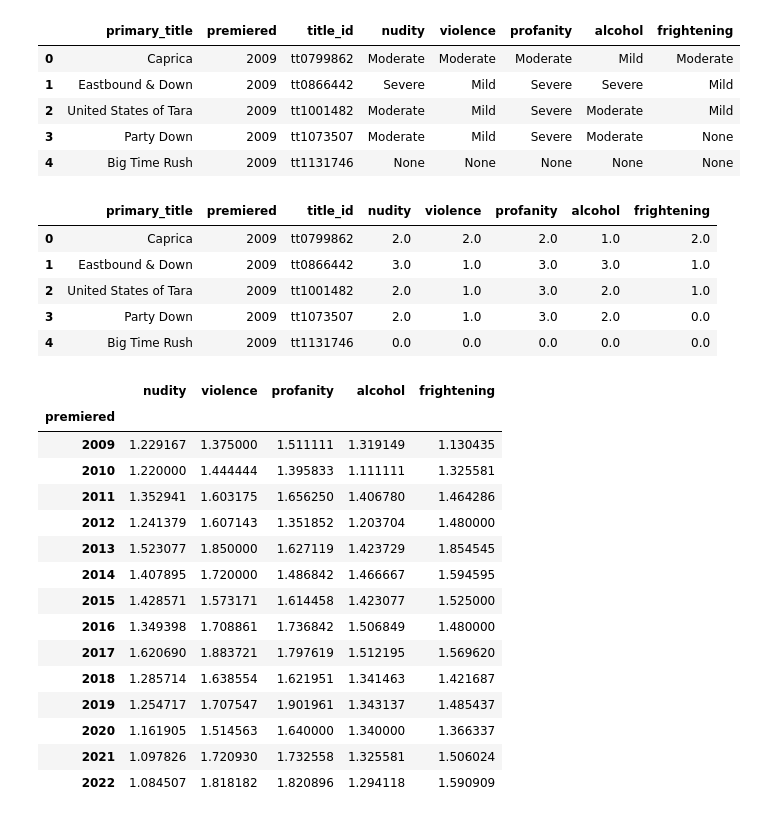
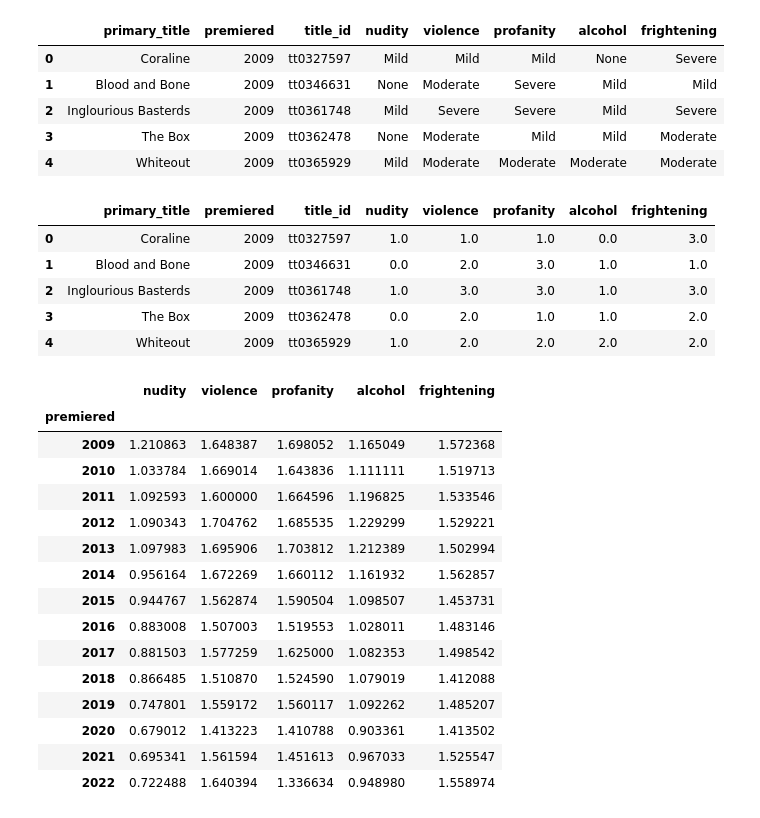
Before and after one commit to akshaydewan/GoT_Effect, a Jupyter notebook: analysis.ipynb, the cells around one changed output. Cells and saved outputs as stored; diff of their text form; code cells hidden in the pictures.

```diff
--- a/analysis.ipynb
+++ b/analysis.ipynb
@@ -1,30 +1,31 @@
 # %%
 import pandas as pd
 
 # Read the CSV file into a DataFrame
-df = pd.read_csv("tv_shows.csv")
-#df = pd.read_csv("movies.csv")
+# df = pd.read_csv("tv_shows.csv")
+# title_type = "TV shows"
+df = pd.read_csv("movies.csv")
+title_type = "Movies"
 
-# Display the first 5 rows of the DataFrame
 df.head()
 # %% [output]
 |  | primary_title | premiered | title_id | nudity | violence | profanity | alcohol | frightening |
-| 0 | Caprica | 2009 | tt0799862 | Moderate | Moderate | Moderate | Mild | Moderate |
-| 1 | Eastbound & Down | 2009 | tt0866442 | Severe | Mild | Severe | Severe | Mild |
-| 2 | United States of Tara | 2009 | tt1001482 | Moderate | Mild | Severe | Moderate | Mild |
-| 3 | Party Down | 2009 | tt1073507 | Moderate | Mild | Severe | Moderate | None |
-| 4 | Big Time Rush | 2009 | tt1131746 | None | None | None | None | None |
+| 0 | Coraline | 2009 | tt0327597 | Mild | Mild | Mild | None | Severe |
+| 1 | Blood and Bone | 2009 | tt0346631 | None | Moderate | Severe | Mild | Mild |
+| 2 | Inglourious Basterds | 2009 | tt0361748 | Mild | Severe | Severe | Mild | Severe |
+| 3 | The Box | 2009 | tt0362478 | None | Moderate | Mild | Mild | Moderate |
+| 4 | Whiteout | 2009 | tt0365929 | Mild | Moderate | Moderate | Moderate | Moderate |
 # %%
 # Replace severity with numeric weights
 wdf = df.replace({'None': 0, 'Mild': 1, 'Moderate': 2, 'Severe': 3})
 wdf.head()
 # %% [output]
 |  | primary_title | premiered | title_id | nudity | violence | profanity | alcohol | frightening |
-| 0 | Caprica | 2009 | tt0799862 | 2.0 | 2.0 | 2.0 | 1.0 | 2.0 |
-| 1 | Eastbound & Down | 2009 | tt0866442 | 3.0 | 1.0 | 3.0 | 3.0 | 1.0 |
-| 2 | United States of Tara | 2009 | tt1001482 | 2.0 | 1.0 | 3.0 | 2.0 | 1.0 |
-| 3 | Party Down | 2009 | tt1073507 | 2.0 | 1.0 | 3.0 | 2.0 | 0.0 |
-| 4 | Big Time Rush | 2009 | tt1131746 | 0.0 | 0.0 | 0.0 | 0.0 | 0.0 |
+| 0 | Coraline | 2009 | tt0327597 | 1.0 | 1.0 | 1.0 | 0.0 | 3.0 |
+| 1 | Blood and Bone | 2009 | tt0346631 | 0.0 | 2.0 | 3.0 | 1.0 | 1.0 |
+| 2 | Inglourious Basterds | 2009 | tt0361748 | 1.0 | 3.0 | 3.0 | 1.0 | 3.0 |
+| 3 | The Box | 2009 | tt0362478 | 0.0 | 2.0 | 1.0 | 1.0 | 2.0 |
+| 4 | Whiteout | 2009 | tt0365929 | 1.0 | 2.0 | 2.0 | 2.0 | 2.0 |
 # %%
 # Advisory ratings grouped by year
 summary = wdf.groupby('premiered').agg(
@@ -38,18 +39,18 @@ summary
 # %% [output]
 |  | nudity | violence | profanity | alcohol | frightening |
 | premiered |  |  |  |  |  |
-| 2009 | 1.229167 | 1.375000 | 1.511111 | 1.319149 | 1.130435 |
-| 2010 | 1.220000 | 1.444444 | 1.395833 | 1.111111 | 1.325581 |
-| 2011 | 1.352941 | 1.603175 | 1.656250 | 1.406780 | 1.464286 |
-| 2012 | 1.241379 | 1.607143 | 1.351852 | 1.203704 | 1.480000 |
-| 2013 | 1.523077 | 1.850000 | 1.627119 | 1.423729 | 1.854545 |
-| 2014 | 1.407895 | 1.720000 | 1.486842 | 1.466667 | 1.594595 |
-| 2015 | 1.428571 | 1.573171 | 1.614458 | 1.423077 | 1.525000 |
-| 2016 | 1.349398 | 1.708861 | 1.736842 | 1.506849 | 1.480000 |
-| 2017 | 1.620690 | 1.883721 | 1.797619 | 1.512195 | 1.569620 |
-| 2018 | 1.285714 | 1.638554 | 1.621951 | 1.341463 | 1.421687 |
-| 2019 | 1.254717 | 1.707547 | 1.901961 | 1.343137 | 1.485437 |
-| 2020 | 1.161905 | 1.514563 | 1.640000 | 1.340000 | 1.366337 |
-| 2021 | 1.097826 | 1.720930 | 1.732558 | 1.325581 | 1.506024 |
-| 2022 | 1.084507 | 1.818182 | 1.820896 | 1.294118 | 1.590909 |
+| 2009 | 1.210863 | 1.648387 | 1.698052 | 1.165049 | 1.572368 |
+| 2010 | 1.033784 | 1.669014 | 1.643836 | 1.111111 | 1.519713 |
+| 2011 | 1.092593 | 1.600000 | 1.664596 | 1.196825 | 1.533546 |
+| 2012 | 1.090343 | 1.704762 | 1.685535 | 1.229299 | 1.529221 |
+| 2013 | 1.097983 | 1.695906 | 1.703812 | 1.212389 | 1.502994 |
+| 2014 | 0.956164 | 1.672269 | 1.660112 | 1.161932 | 1.562857 |
+| 2015 | 0.944767 | 1.562874 | 1.590504 | 1.098507 | 1.453731 |
+| 2016 | 0.883008 | 1.507003 | 1.519553 | 1.028011 | 1.483146 |
+| 2017 | 0.881503 | 1.577259 | 1.625000 | 1.082353 | 1.498542 |
+| 2018 | 0.866485 | 1.510870 | 1.524590 | 1.079019 | 1.412088 |
+| 2019 | 0.747801 | 1.559172 | 1.560117 | 1.092262 | 1.485207 |
+| 2020 | 0.679012 | 1.413223 | 1.410788 | 0.903361 | 1.413502 |
+| 2021 | 0.695341 | 1.561594 | 1.451613 | 0.967033 | 1.525547 |
+| 2022 | 0.722488 | 1.640394 | 1.336634 | 0.948980 | 1.558974 |
 # %%
```
Also changed, not shown: parts of 3 cells of this notebook.
